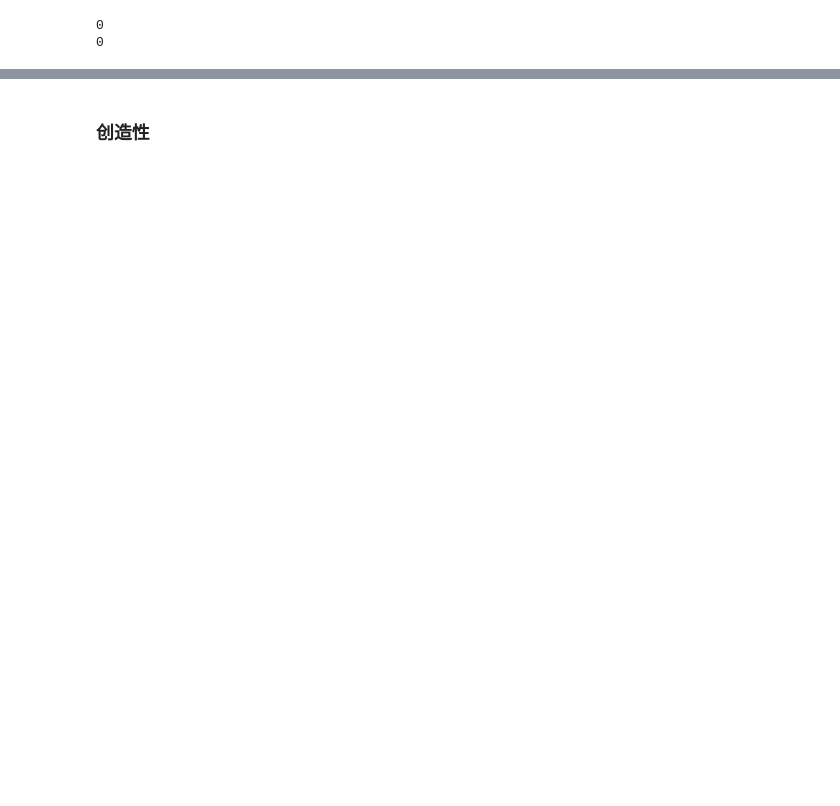
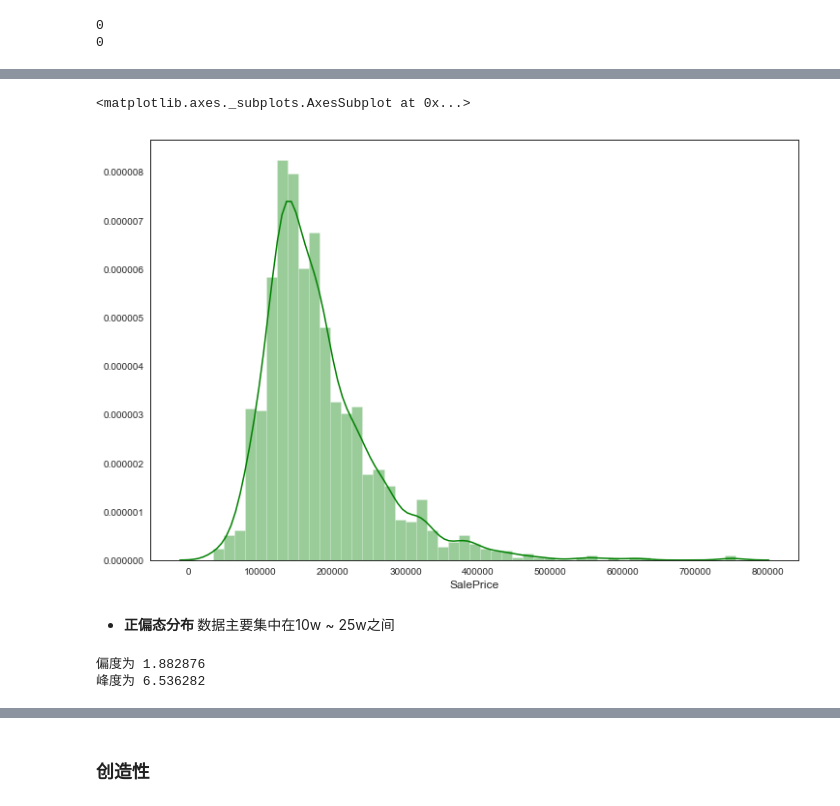
Before and after one commit to Gyczero/Kaggle-Solutions, a Jupyter notebook: House Prices/Untitled.ipynb, the cells around one changed output, grey strips where cells are left out. Cells and saved outputs as stored; diff of their text form; code cells hidden in the pictures; blank space fills up the shorter version.

```diff
--- a/House Prices/Untitled.ipynb
+++ b/House Prices/Untitled.ipynb
@@ -250,10 +230,12 @@ print test_missing_columns
 # %%
 # combine = [train_df, test_df]
 train_missing_columns_nums = ['LotFrontage', 'MasVnrArea','GarageYrBlt']
-train_missing_columns_categories = ['MasVnrType', 'BsmtQual','BsmtCond',
-                              'BsmtExposure','BsmtFinType1','BsmtFinType2',
-                              'Electrical', 'GarageType', 'GarageFinish',
-                              'GarageQual','GarageCond']
+train_categories = [x for x in missing_columns if x not in train_missing_columns_nums]
+
+# train_missing_columns_categories = ['MasVnrType', 'BsmtQual','BsmtCond',
+#                               'BsmtExposure','BsmtFinType1','BsmtFinType2',
+#                               'Electrical', 'GarageType', 'GarageFinish',
+#                               'GarageQual','GarageCond']
 
 condition = test_df[test_missing_columns].describe(include='all').loc['mean'].isnull()
 
@@ -274,14 +256,15 @@ for column in test_missing_columns_nums:
     test_df[column].fillna(test_df[column].median(), inplace=True)
 
 
-# 通过最大类填充，众数
-for category in train_missing_columns_categories:
+# ❌通过最大类填充，众数
+# ✅通过字符串“None”填充
+for category in train_categories:
 #         print data[category].value_counts().index[0]
 #     print category, train_df[category].mode()[0]
-    train_df[category].fillna(train_df[category].mode()[0], inplace=True)
+    train_df[category].fillna("None", inplace=True)
 
 for category in test_missing_columns_categories:
-    test_df[category].fillna(test_df[category].mode()[0], inplace=True)
+    test_df[category].fillna("None", inplace=True)
 # %%
 print train_df.isnull().sum().max()
 print test_df.isnull().sum().max()
@@ -291,0 +312,13 @@ print test_df.isnull().sum().max()
+# %%
+sns.distplot(train_df['SalePrice'], color='green')
+# %% [output]
+<matplotlib.axes._subplots.AxesSubplot at 0x...>
+[figure, added]
+# %% [markdown]
+* <b> 正偏态分布 </b> 数据主要集中在10w ~ 25w之间
+# %%
+print "偏度为 %f " % train_df['SalePrice'].skew()
+print "峰度为 %f"  % train_df['SalePrice'].kurt()
+# %% [output]
+偏度为 1.882876
+峰度为 6.536282
```
Also changed, not shown: parts of 95 cells of this notebook.
